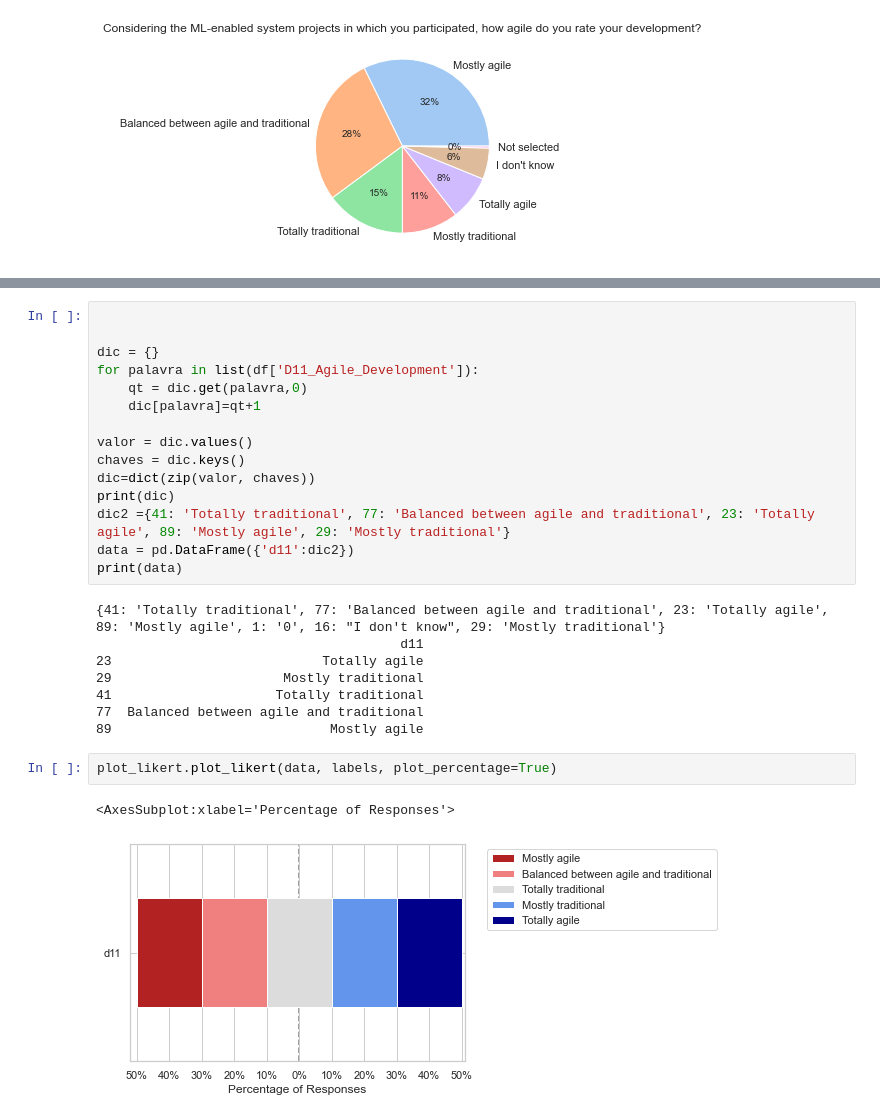
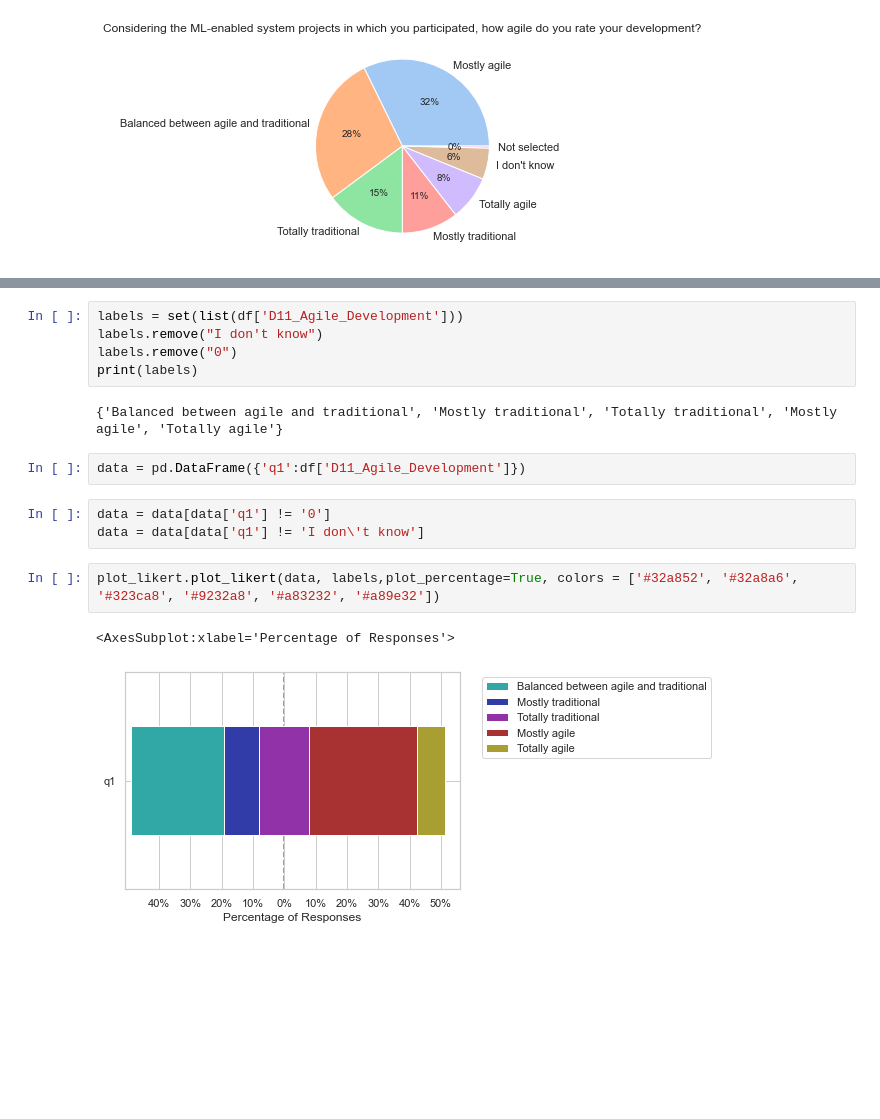
Before and after one commit to Software-Science-Lab-PUC-Rio/napiml-analysis, a Jupyter notebook: Análises/D11.ipynb, the cells around one changed output, grey strips where cells are left out. Drawn from its saved outputs; the diff is of its cells as text; blank space fills up the shorter version.

```diff
--- a/Análises/D11.ipynb
+++ b/Análises/D11.ipynb
@@ -69,28 +33,17 @@ import pandas as pd
-# %%
-
-
-dic = {}
-for palavra in list(df['D11_Agile_Development']):
-    qt = dic.get(palavra,0)
-    dic[palavra]=qt+1
-
-valor = dic.values()
-chaves = dic.keys()
-dic=dict(zip(valor, chaves))
-print(dic)
-dic2 ={41: 'Totally traditional', 77: 'Balanced between agile and traditional', 23: 'Totally agile', 89: 'Mostly agile', 29: 'Mostly traditional'}
-data = pd.DataFrame({'d11':dic2})
-print(data)
-# %% [output]
-{41: 'Totally traditional', 77: 'Balanced between agile and traditional', 23: 'Totally agile', 89: 'Mostly agile', 1: '0', 16: "I don't know", 29: 'Mostly traditional'}
-                                       d11
-23                           Totally agile
-29                      Mostly traditional
-41                     Totally traditional
-77  Balanced between agile and traditional
-89                            Mostly agile
-# %%
-plot_likert.plot_likert(data, labels, plot_percentage=True)
-# %% [output]
-<AxesSubplot:xlabel='Percentage of Responses'>
-[figure, removed]
+# %%
+labels = set(list(df['D11_Agile_Development']))
+labels.remove("I don't know")
+labels.remove("0")
+print(labels)
+# %% [output]
+{'Balanced between agile and traditional', 'Mostly traditional', 'Totally traditional', 'Mostly agile', 'Totally agile'}
+# %%
+data = pd.DataFrame({'q1':df['D11_Agile_Development']})
+# %%
+data = data[data['q1'] != '0']
+data = data[data['q1'] != 'I don\'t know']
+# %%
+plot_likert.plot_likert(data, labels,plot_percentage=True, colors = ['#32a852', '#32a8a6', '#323ca8', '#9232a8', '#a83232', '#a89e32'])
+# %% [output]
+<AxesSubplot:xlabel='Percentage of Responses'>
+[figure, added]
```
Also changed, not shown: parts of 5 cells of this notebook, 1 other file.
